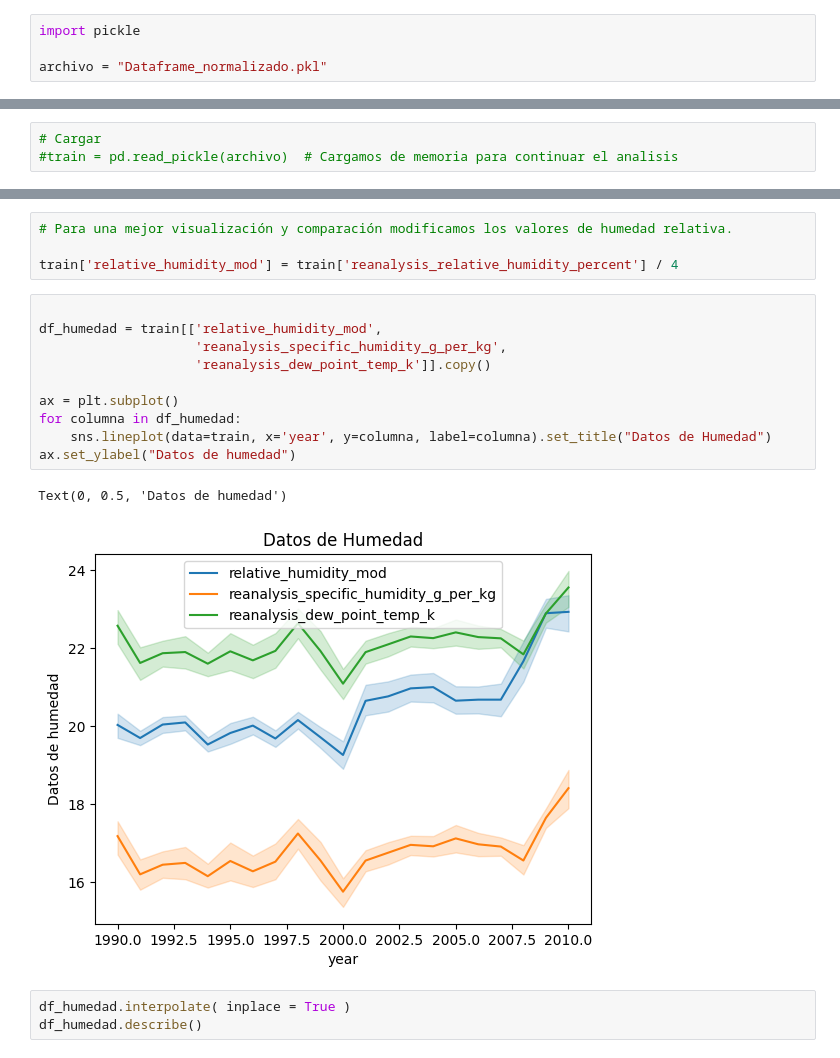
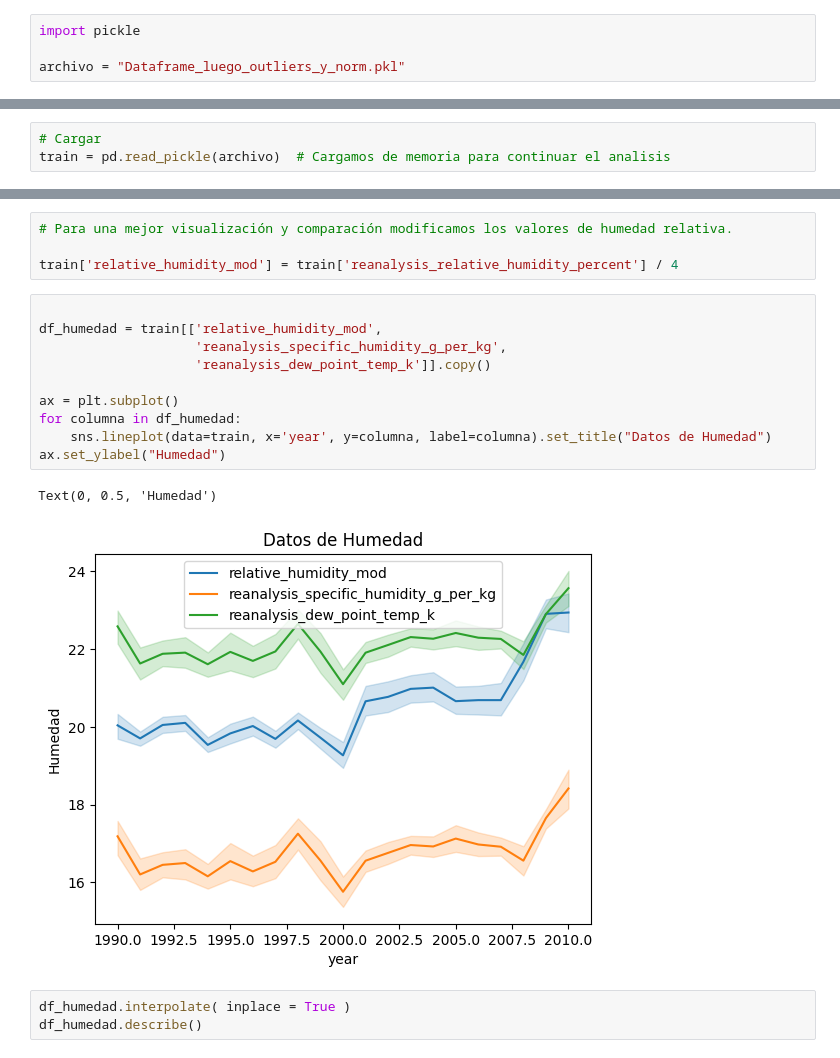
Before and after one commit to ernestopalacios/07MBID, a Jupyter notebook: AG1_ErnestoPalacios.ipynb, the cells around one changed output, grey strips where cells are left out. Saved outputs shown, nothing was run; the diff lists cells and outputs as text.

```diff
--- a/AG1_ErnestoPalacios.ipynb
+++ b/AG1_ErnestoPalacios.ipynb
@@ -203,6 +203,6 @@ train = bkp_og.copy()
 # %%
 import pickle
 
-archivo = "Dataframe_normalizado.pkl"
+archivo = "Dataframe_luego_outliers_y_norm.pkl"
 # %%
 # Guardar
@@ -211,7 +211,7 @@ archivo = "Dataframe_normalizado.pkl"
 train_normal.to_pickle( archivo )       # Guardamos en formato multidimensional el Dataframe
 # %%
 # Cargar
-#train = pd.read_pickle(archivo)  # Cargamos de memoria para continuar el analisis
+train = pd.read_pickle(archivo)  # Cargamos de memoria para continuar el analisis
 # %%
 train_normal = pd.read_pickle(archivo)  # Cargamos de memoria para continuar el analisis
 # %% [markdown]
@@ -596,16 +596,16 @@ train['relative_humidity_mod'] = train['reanalysis_relative_humidity_percent'] /
 # %%
 
 df_humedad = train[['relative_humidity_mod',
                     'reanalysis_specific_humidity_g_per_kg',
                     'reanalysis_dew_point_temp_k']].copy()
 
 ax = plt.subplot()
 for columna in df_humedad:
     sns.lineplot(data=train, x='year', y=columna, label=columna).set_title("Datos de Humedad")
-ax.set_ylabel("Datos de humedad")
+ax.set_ylabel("Humedad")
 # %% [output]
-Text(0, 0.5, 'Datos de humedad')
+Text(0, 0.5, 'Humedad')
-[figure, old version]
+[figure, new version]
 # %%
 df_humedad.interpolate( inplace = True )
 df_humedad.describe()
```
Also changed, not shown: parts of 25 cells of this notebook.
